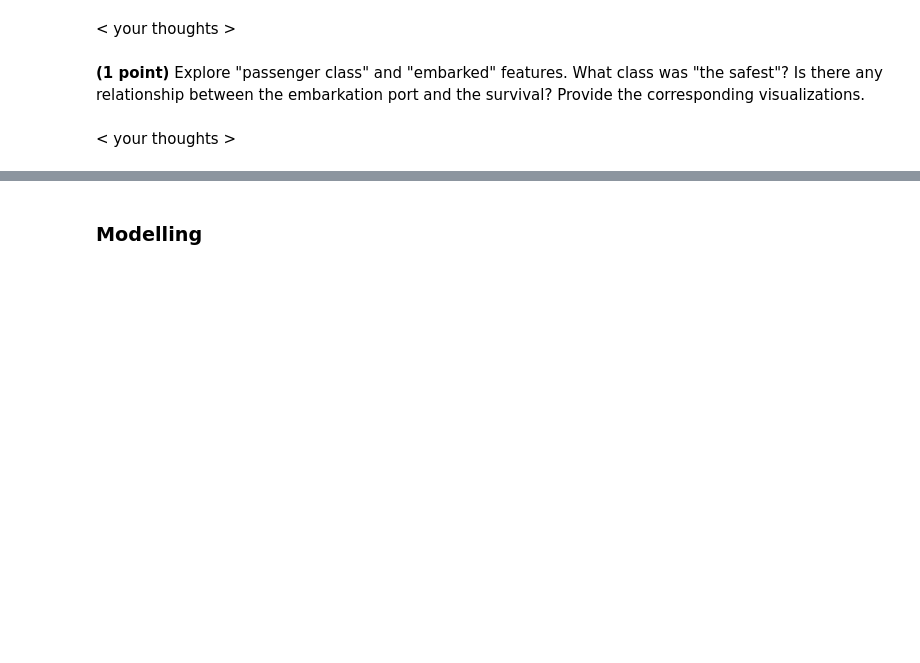
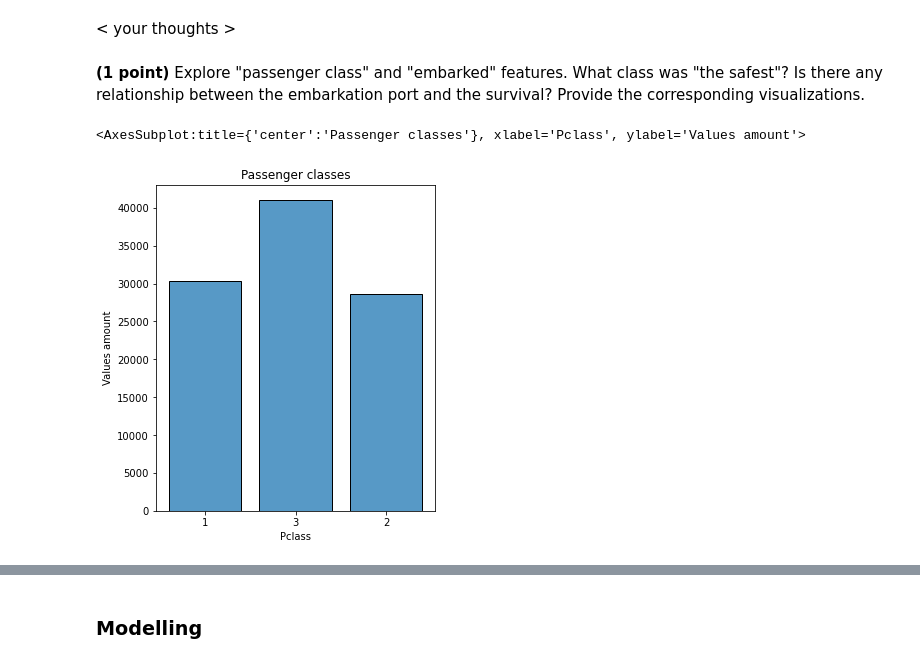
Before and after one commit to Ksenia41/RS-ML-2, a Jupyter notebook: hw_classification.ipynb, the cells around one changed output, grey strips where cells are left out. Cells and saved outputs as stored; diff of their text form; code cells hidden in the pictures; blank space fills up the shorter version.

```diff
--- a/hw_classification.ipynb
+++ b/hw_classification.ipynb
@@ -615,2 +613,10 @@ Name: Age, dtype: float64
-# %% [markdown]
-< your thoughts >
+# %%
+plt.figure(figsize=(5,6))
+
+plt.title("Passenger classes")
+
+plt.ylabel("Values amount")
+sns.histplot(data = data.Pclass.astype(str), shrink=0.8)
+# %% [output]
+<AxesSubplot:title={'center':'Passenger classes'}, xlabel='Pclass', ylabel='Values amount'>
+[figure, added]
```
Also changed, not shown: parts of 7 cells of this notebook.
